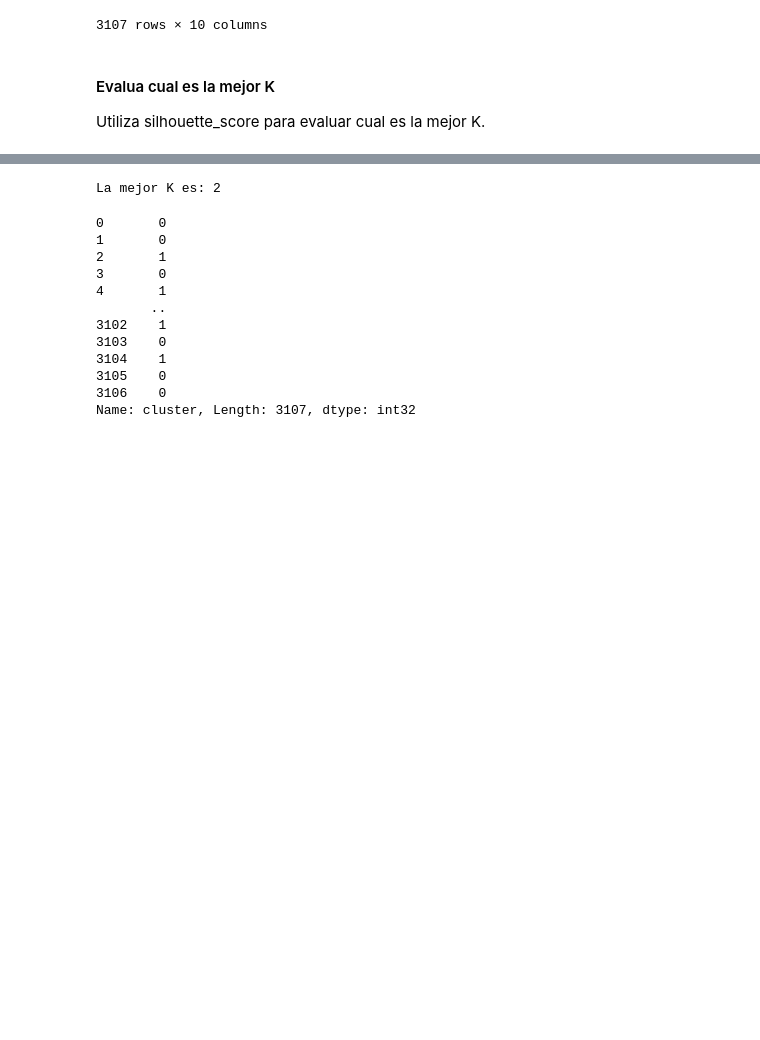
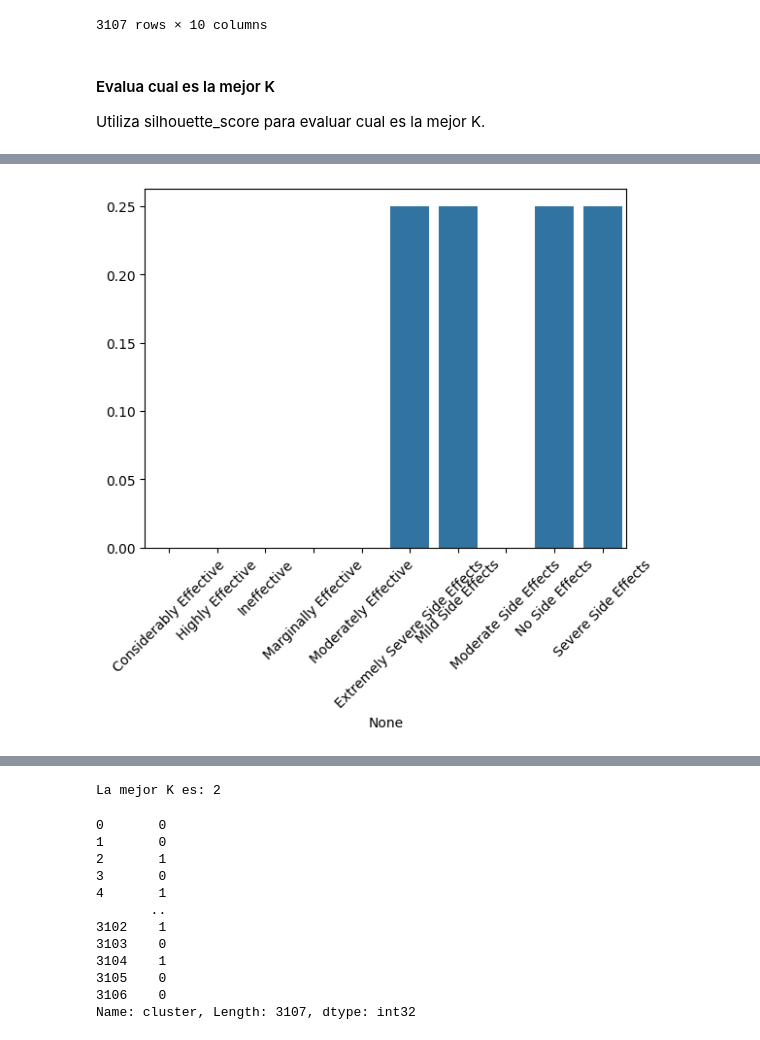
Before and after one commit to IraitzM/TheBridge_DSPT_ML, a Jupyter notebook: No supervisado/Clustering/Practica/EJER_1_kmeans_drugs_review.ipynb, the cells around one changed output, grey strips where cells are left out. Drawn from its saved outputs; the diff is of its cells as text; code cells hidden in the pictures; blank space fills up the shorter version.

```diff
--- a/No supervisado/Clustering/Practica/EJER_1_kmeans_drugs_review.ipynb
+++ b/No supervisado/Clustering/Practica/EJER_1_kmeans_drugs_review.ipynb
@@ -188,0 +422,8 @@ Utiliza silhouette_score para evaluar cual es la mejor K.
+# %%
+# Análisis de la importacia de las características
+
+sns.barplot(x=X_tree.columns, y=clf.feature_importances_)
+plt.xticks(rotation=45)
+plt.show()
+# %% [output]
+[figure, added]
```
Also changed, not shown: parts of 61 cells of this notebook.
